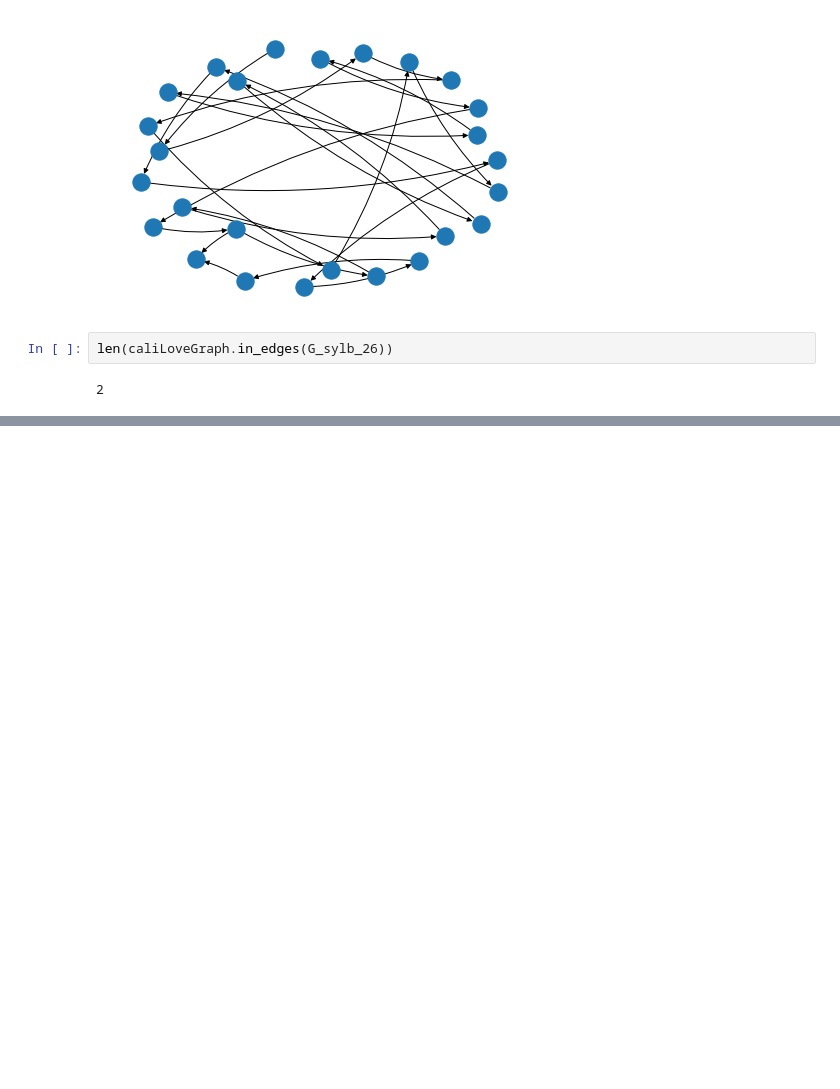
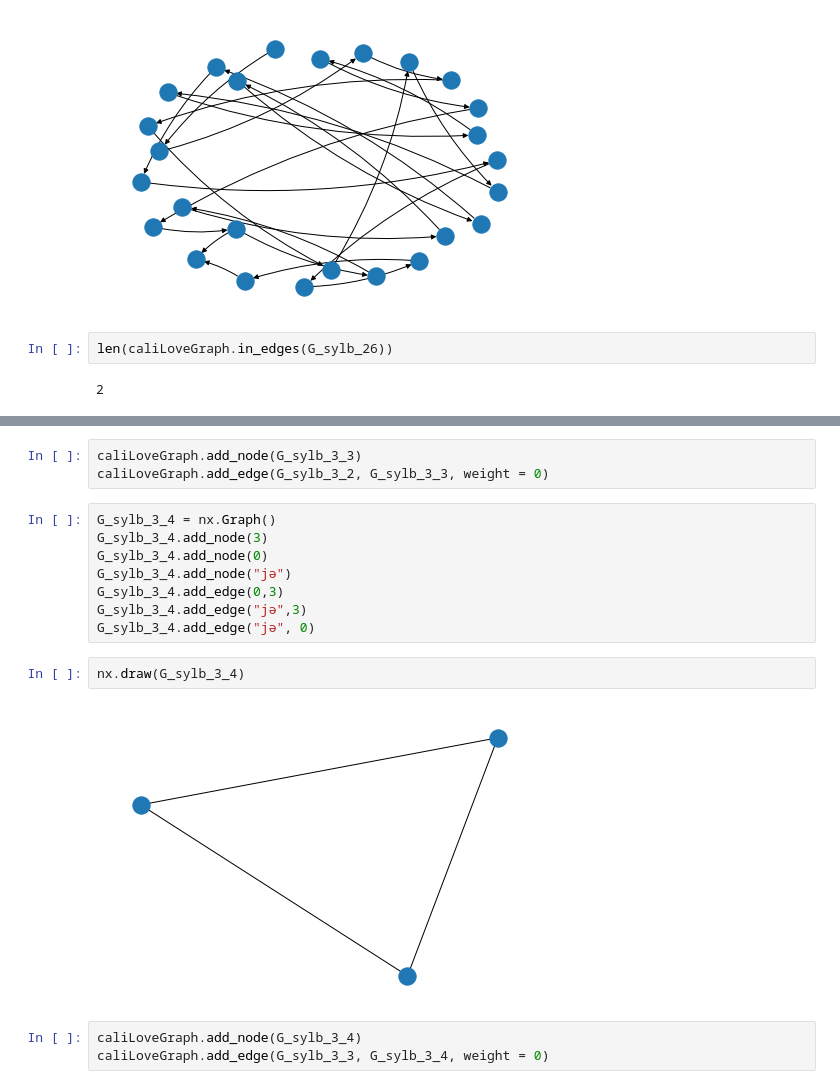
Before and after one commit to rkimelman/7100-2022, a Jupyter notebook: fall2022.ipynb, the cells around one changed output, grey strips where cells are left out. Drawn from its saved outputs; the diff is of its cells as text; blank space fills up the shorter version.

```diff
--- a/fall2022.ipynb
+++ b/fall2022.ipynb
@@ -597,0 +638,18 @@ len(caliLoveGraph.in_edges(G_sylb_26))
+# %%
+caliLoveGraph.add_node(G_sylb_3_3)
+caliLoveGraph.add_edge(G_sylb_3_2, G_sylb_3_3, weight = 0)
+# %%
+G_sylb_3_4 = nx.Graph()
+G_sylb_3_4.add_node(3)
+G_sylb_3_4.add_node(0)
+G_sylb_3_4.add_node("jə")
+G_sylb_3_4.add_edge(0,3)
+G_sylb_3_4.add_edge("jə",3)
+G_sylb_3_4.add_edge("jə", 0)
+# %%
+nx.draw(G_sylb_3_4)
+# %% [output]
+[figure, added]
+# %%
+caliLoveGraph.add_node(G_sylb_3_4)
+caliLoveGraph.add_edge(G_sylb_3_3, G_sylb_3_4, weight = 0)
```
Also changed, not shown: parts of 36 cells of this notebook.
